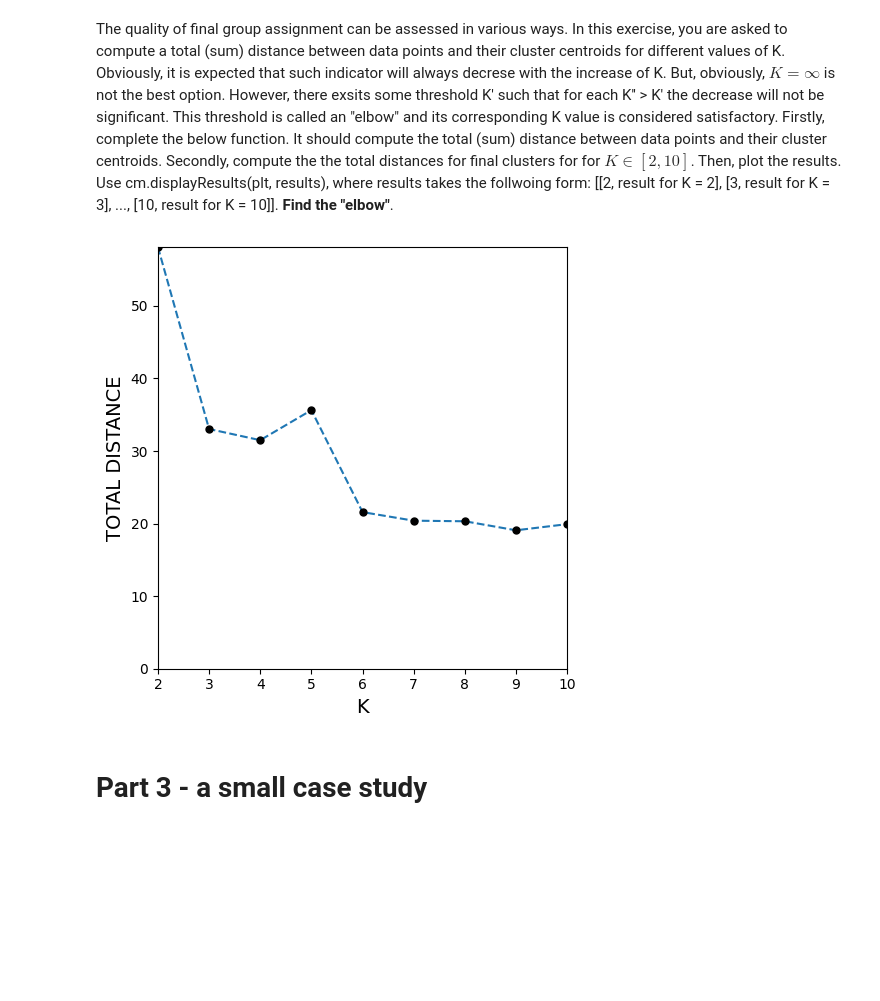
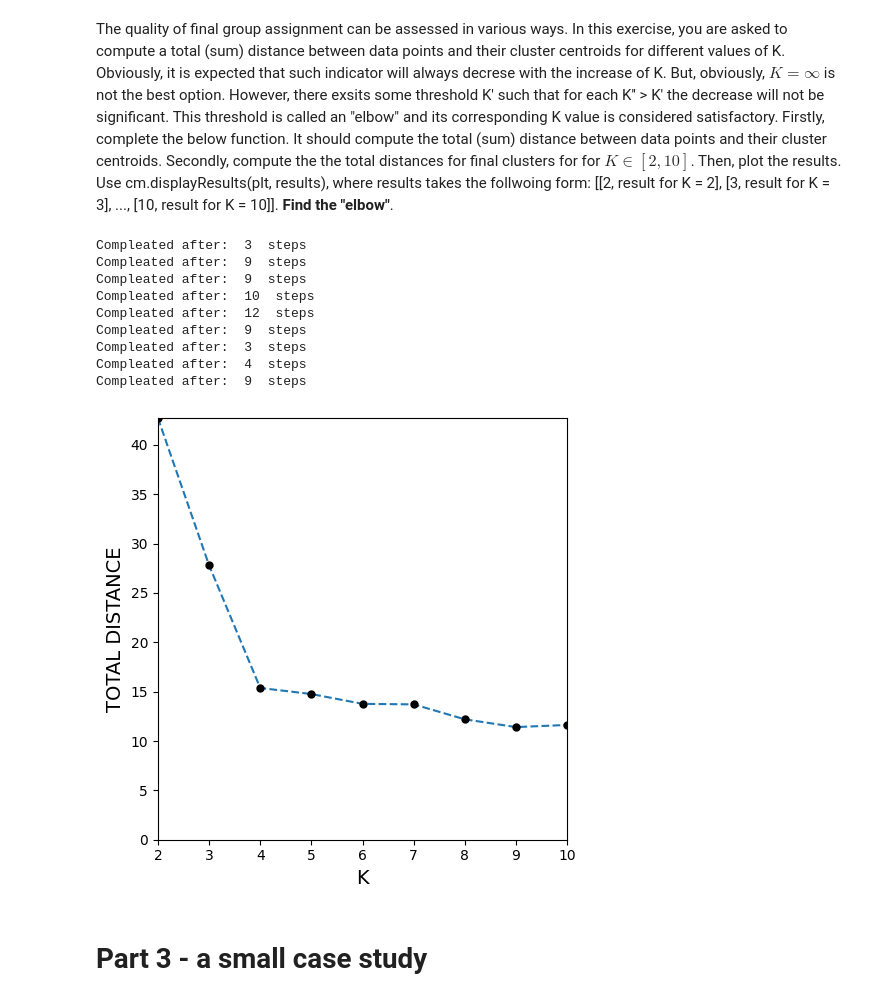
Before and after one commit to piotr-may-put/intro-ai-labs-sem1, a Jupyter notebook: zad1/Exercises.ipynb, the cells around one changed output. Saved outputs shown, nothing was run; the diff lists cells and outputs as text; code cells hidden in the pictures; blank space fills up the shorter version.

```diff
--- a/zad1/Exercises.ipynb
+++ b/zad1/Exercises.ipynb
@@ -16,7 +16,10 @@ import matplotlib.pyplot as plt
 import math
 # Computes a Euclidean distance between points A and B (these are vectors, i.e., A[0], A[1], ....)
 def getEuclideanDistance(A, B):
-    return math.sqrt((A[0]-B[0])**2 + (A[1]-B[1])**2)
+    sumOfSquares = 0
+    for i in range(len(A)):
+        sumOfSquares +=(A[i]-B[i])**2
+    return math.sqrt(sumOfSquares)
 
 ### TEST
 print(getEuclideanDistance([0.0, 0.0], [0.0, 1.0]))
@@ -94,8 +97,8 @@ def doKMeansStep(DATA, M, K, CENTROIDS, ASSIGNMENTS):
         NEW_ASSIGNMENTS[assigment].append(i)
 
     if ASSIGNMENTS is not None:
-        # NO_CHANGE  = ASSIGNMENTS == NEW_ASSIGNMENTS
-        NO_CHANGE  = np.array_equal(ASSIGNMENTS, NEW_ASSIGNMENTS)
+        NO_CHANGE  = sorted(ASSIGNMENTS) == sorted(NEW_ASSIGNMENTS)
+        # NO_CHANGE  = np.array_equal(ASSIGNMENTS, NEW_ASSIGNMENTS)
 
     ### CONSTRUCT NEW CENTROIDS
     NEW_CENTROIDS = []
@@ -106,7 +109,10 @@ def doKMeansStep(DATA, M, K, CENTROIDS, ASSIGNMENTS):
                 atributesSums[a] += DATA[pointIndex][a]
         centroid = []
         for a in range(M):
-            centroid.append(atributesSums[a]/ len(NEW_ASSIGNMENTS[groupIndex]))
+            if (atributesSums[a]==0):
+                centroid.append(0)
+            else:
+                centroid.append(atributesSums[a]/ len(NEW_ASSIGNMENTS[groupIndex]))
         NEW_CENTROIDS.append(centroid)
 
 
@@ -131,7 +137,7 @@ def doKMeans(DATA, CENTROIDS, K = 2, M = 2, display = True):
     ASSIGNMENTS = [[] for i in range(K)]
     steps = 0
     for i in range(100):
-        NO_CHANGE, CENTROIDS, ASSIGNMENTS = doKMeansStep(DATA, M, K, CENTROIDS.copy(), None)
+        NO_CHANGE, CENTROIDS, ASSIGNMENTS = doKMeansStep(DATA, M, K, CENTROIDS.copy(), ASSIGNMENTS)
         steps = i+1
         if NO_CHANGE:
             break
@@ -185,15 +191,26 @@ def getTotalDistance(DATA, CENTROIDS, ASSIGNMENTS):
 # %%
 ### PERFORM THE ANALYSIS HERE
 DATA = cm.getTestDataSet()
 distances = []
 for k in range(2, 11):
+    ASSIGNMENTS = [[] for i in range(k)]
     CENTROIDS = getCentroids(k, DATA)
-    change, CENTROIDS, ASSIGNMENTS = doKMeansStep(DATA, 2, k, CENTROIDS.copy(), None)
-    totalDistance = getTotalDistance(DATA, CENTROIDS, ASSIGNMENTS)
+    DATA, NEW_CENTROIDS, NEW_ASSIGNMENTS = doKMeans(DATA, CENTROIDS.copy(), k)
+    totalDistance = getTotalDistance(DATA, NEW_CENTROIDS, NEW_ASSIGNMENTS)
     distances.append([k, totalDistance])
 cm.displayResults(plt, distances)
+# best K: 4
 # %% [output]
+Compleated after:  3  steps
+Compleated after:  9  steps
+Compleated after:  9  steps
+Compleated after:  10  steps
+Compleated after:  12  steps
+Compleated after:  9  steps
+Compleated after:  3  steps
+Compleated after:  4  steps
+Compleated after:  9  steps
-[figure, old version]
+[figure, new version]
 # %% [markdown]
 # Part 3 - a small case study
 # %% [markdown]
```
Also changed, not shown: parts of 12 cells of this notebook, 2 other files.
